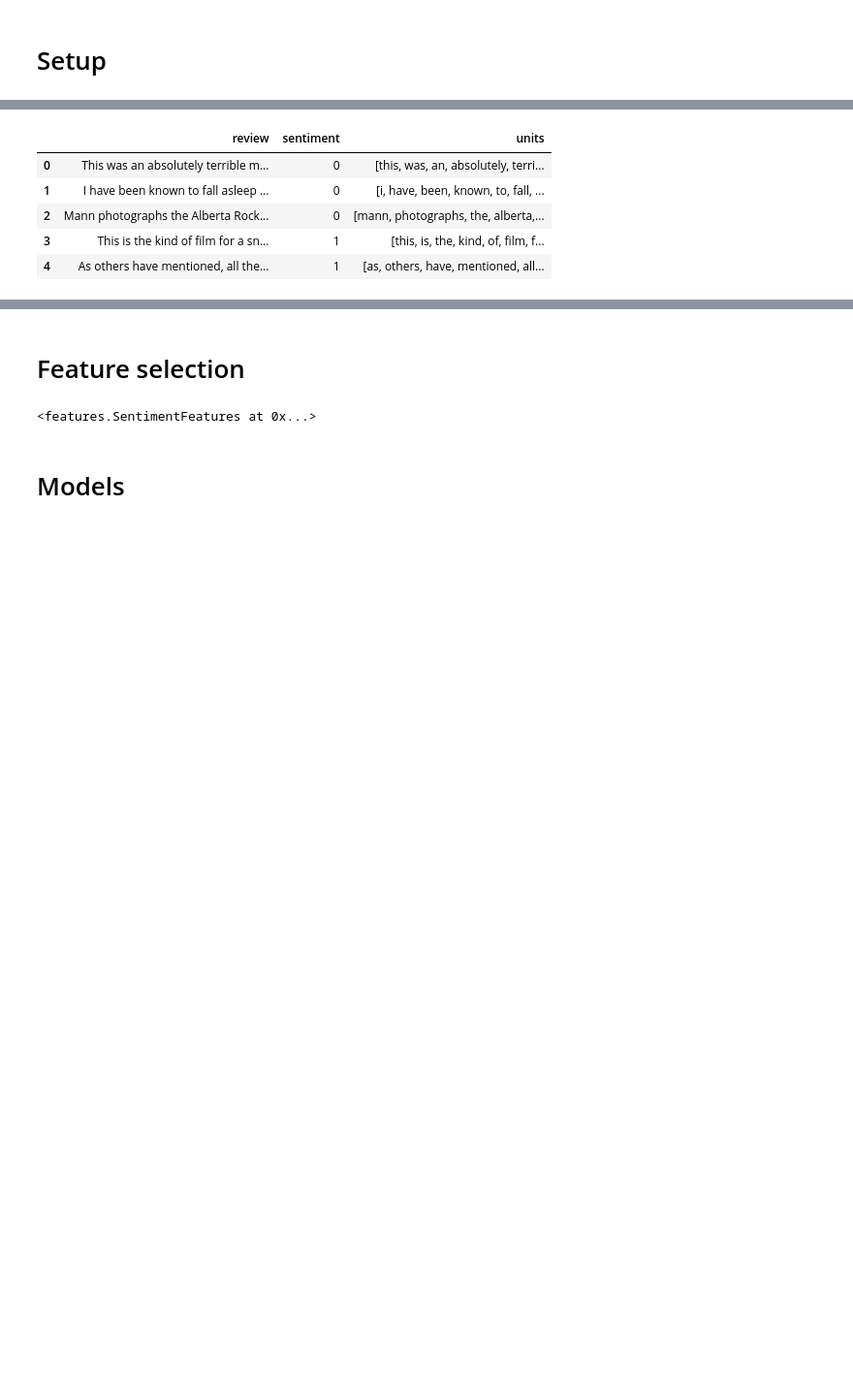
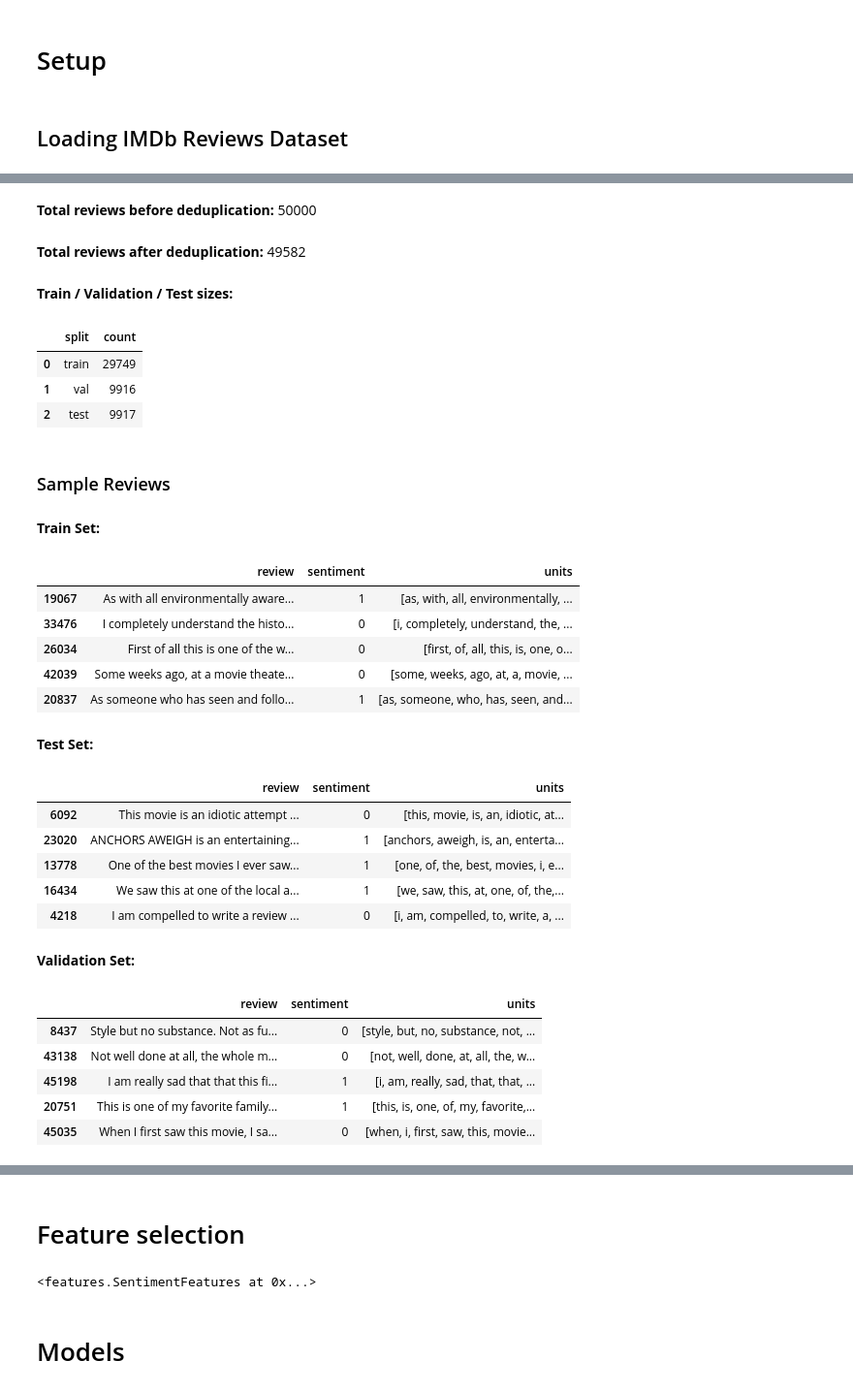
Before and after one commit to JanSupierz/Sentiment, a Jupyter notebook: Sentiment_TF-IDF.ipynb, the cells around one changed output, grey strips where cells are left out. Shown at 97% size. Saved outputs shown, nothing was run; the diff lists cells and outputs as text; code cells hidden in the pictures; blank space fills up the shorter version.

```diff
--- a/Sentiment_TF-IDF.ipynb
+++ b/Sentiment_TF-IDF.ipynb
@@ -16,6 +21,6 @@ random.seed(seed)
 np.random.seed(seed)
 tf.random.set_seed(seed)
 # %%
-train_df, test_df, val_df = load_reviews("word")
-train_df.head()
+train_df, test_df, val_df = load_reviews("word", seed)
 # %% [output]
+## Loading IMDb Reviews Dataset
@@ -23,9 +32,32 @@ train_df.head()
+**Total reviews before deduplication:** 50000
+**Total reviews after deduplication:** 49582
+**Train / Validation / Test sizes:**
-|  | review | sentiment | units |
-| 0 | This was an absolutely terrible m... | 0 | [this, was, an, absolutely, terri... |
-| 1 | I have been known to fall asleep ... | 0 | [i, have, been, known, to, fall, ... |
-| 2 | Mann photographs the Alberta Rock... | 0 | [mann, photographs, the, alberta,... |
-| 3 | This is the kind of film for a sn... | 1 | [this, is, the, kind, of, film, f... |
-| 4 | As others have mentioned, all the... | 1 | [as, others, have, mentioned, all... |
+|  | split | count |
+| 0 | train | 29749 |
+| 1 | val | 9916 |
+| 2 | test | 9917 |
+### Sample Reviews
+**Train Set:**
+|  | review | sentiment | units |
+| 19067 | As with all environmentally aware... | 1 | [as, with, all, environmentally, ... |
+| 33476 | I completely understand the histo... | 0 | [i, completely, understand, the, ... |
+| 26034 | First of all this is one of the w... | 0 | [first, of, all, this, is, one, o... |
+| 42039 | Some weeks ago, at a movie theate... | 0 | [some, weeks, ago, at, a, movie, ... |
+| 20837 | As someone who has seen and follo... | 1 | [as, someone, who, has, seen, and... |
+**Test Set:**
+|  | review | sentiment | units |
+| 6092 | This movie is an idiotic attempt ... | 0 | [this, movie, is, an, idiotic, at... |
+| 23020 | ANCHORS AWEIGH is an entertaining... | 1 | [anchors, aweigh, is, an, enterta... |
+| 13778 | One of the best movies I ever saw... | 1 | [one, of, the, best, movies, i, e... |
+| 16434 | We saw this at one of the local a... | 1 | [we, saw, this, at, one, of, the,... |
+| 4218 | I am compelled to write a review ... | 0 | [i, am, compelled, to, write, a, ... |
+**Validation Set:**
+|  | review | sentiment | units |
+| 8437 | Style but no substance. Not as fu... | 0 | [style, but, no, substance, not, ... |
+| 43138 | Not well done at all, the whole m... | 0 | [not, well, done, at, all, the, w... |
+| 45198 | I am really sad that that this fi... | 1 | [i, am, really, sad, that, that, ... |
+| 20751 | This is one of my favorite family... | 1 | [this, is, one, of, my, favorite,... |
+| 45035 | When I first saw this movie, I sa... | 0 | [when, i, first, saw, this, movie... |
 # %%
 tokenizer = Tokenizer()
 tokenizer.fit_on_texts(train_df['units'])
```
Also changed, not shown: parts of 9 cells of this notebook, 9 other files.
